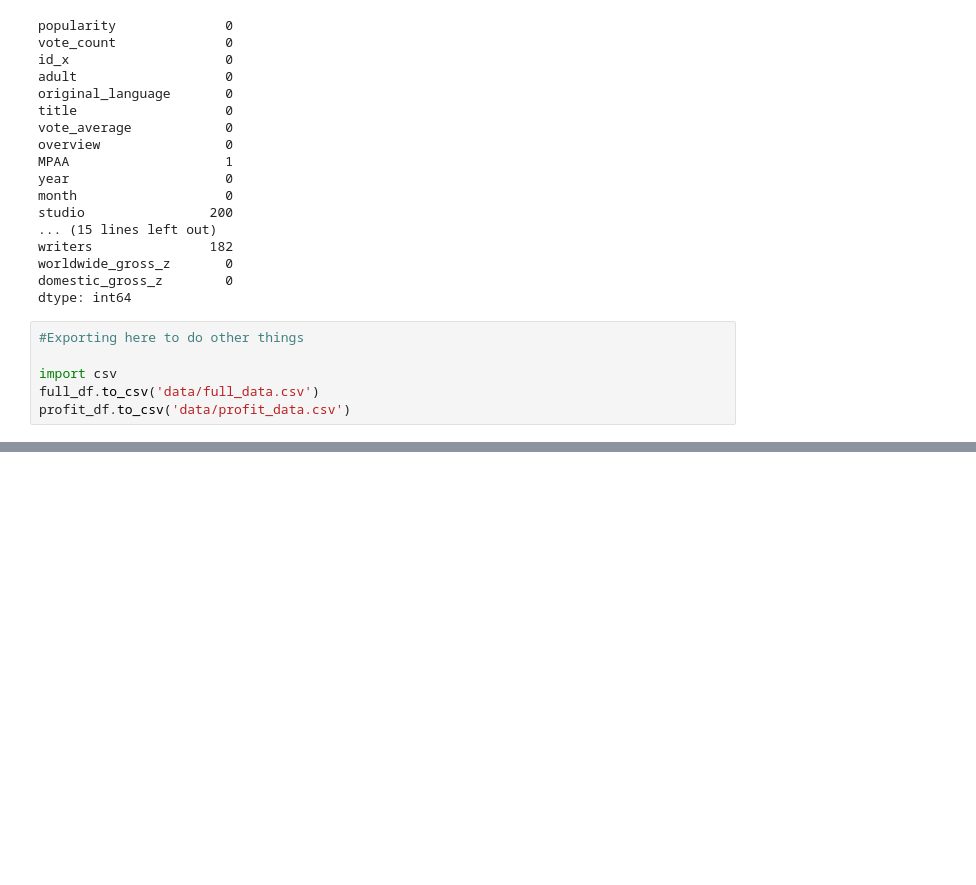
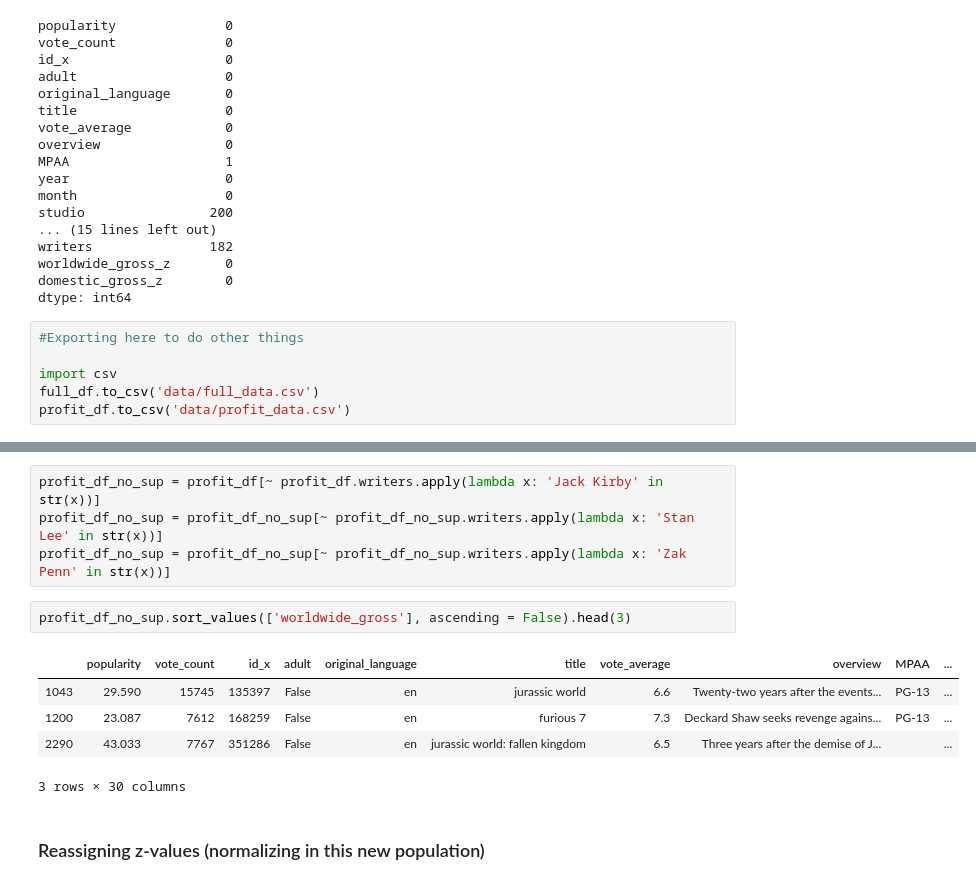
Before and after one commit to stereopickle/DS_movie_EDA, a Jupyter notebook: 001_data_collection.ipynb, the cells around one changed output, grey strips where cells are left out. Cells and saved outputs as stored; diff of their text form; blank space fills up the shorter version.

Commit message:
add to create new dataframe without superhero movies

```diff
--- a/001_data_collection.ipynb
+++ b/001_data_collection.ipynb
@@ -366,0 +373,14 @@ profit_df.to_csv('data/profit_data.csv')
+# %%
+profit_df_no_sup = profit_df[~ profit_df.writers.apply(lambda x: 'Jack Kirby' in str(x))]
+profit_df_no_sup = profit_df_no_sup[~ profit_df_no_sup.writers.apply(lambda x: 'Stan Lee' in str(x))]
+profit_df_no_sup = profit_df_no_sup[~ profit_df_no_sup.writers.apply(lambda x: 'Zak Penn' in str(x))]
+# %%
+profit_df_no_sup.sort_values(['worldwide_gross'], ascending = False).head(3)
+# %% [output]
+|  | popularity | vote_count | id_x | adult | original_language | title | vote_average | overview | MPAA | ... |
+| 1043 | 29.590 | 15745 | 135397 | False | en | jurassic world | 6.6 | Twenty-two years after the events... | PG-13 | ... |
+| 1200 | 23.087 | 7612 | 168259 | False | en | furious 7 | 7.3 | Deckard Shaw seeks revenge agains... | PG-13 | ... |
+| 2290 | 43.033 | 7767 | 351286 | False | en | jurassic world: fallen kingdom | 6.5 | Three years after the demise of J... |  | ... |
+3 rows × 30 columns
+# %% [markdown]
+### Reassigning z-values (normalizing in this new population)
```
Also changed, not shown: parts of 3 cells of this notebook.
